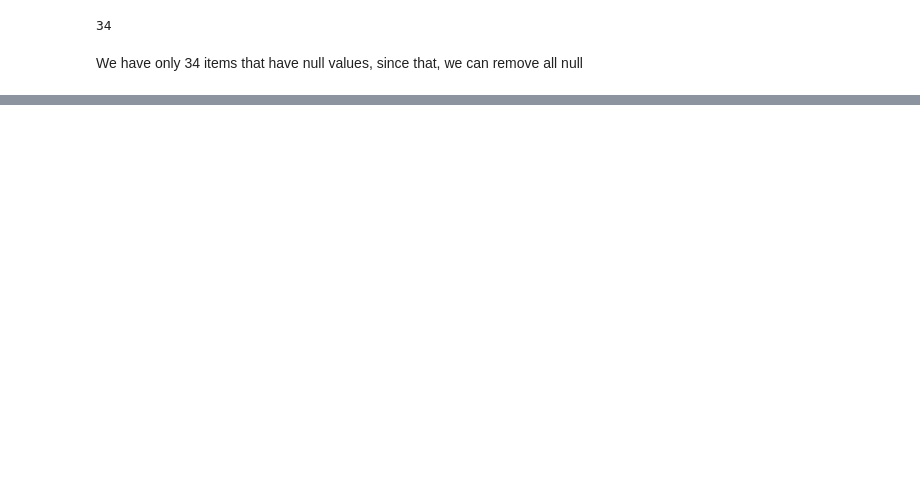
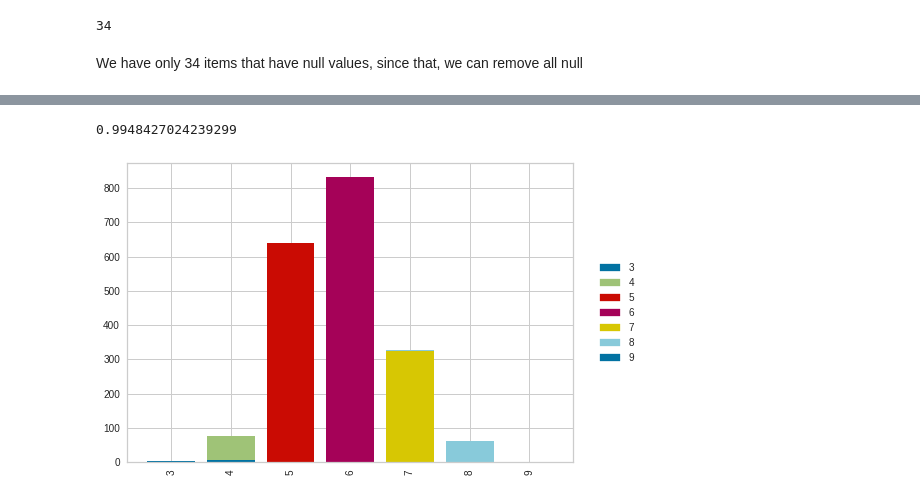
Before and after one commit to Beloin/wine-quality, a Jupyter notebook: wine_quality.ipynb, the cells around one changed output, grey strips where cells are left out. Drawn from its saved outputs; the diff is of its cells as text; code cells hidden in the pictures; blank space fills up the shorter version.

```diff
--- a/wine_quality.ipynb
+++ b/wine_quality.ipynb
@@ -56,0 +167,9 @@ dp_base.head()
+# %%
+from yellowbrick.classifier import ClassPredictionError
+
+fig, ax = plt.subplots()
+cl_viz = ClassPredictionError(model)
+cl_viz.score(x_test, y_test)
+# %% [output]
+0.9948427024239299
+[figure, added]
```
Also changed, not shown: parts of 13 cells of this notebook, 1 other file.
